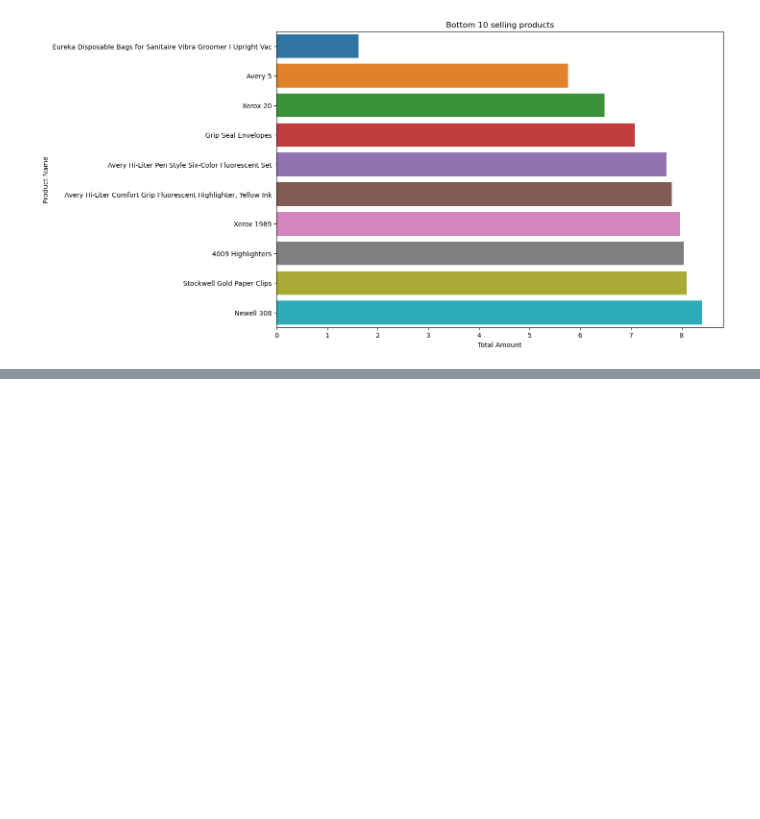
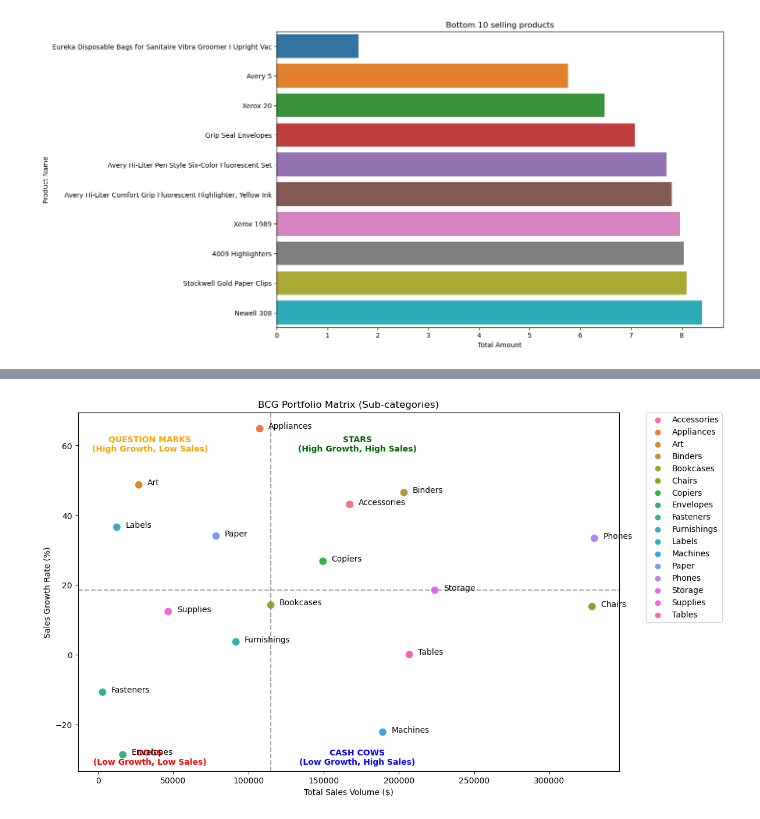
Before and after one commit to fahime10/Retail-Supply-Chain-Analysis, a Jupyter notebook: notebook/retail_supply_chain_analysis.ipynb, the cells around one changed output, grey strips where cells are left out. Cells and saved outputs as stored; diff of their text form; code cells hidden in the pictures; blank space fills up the shorter version.

Commit message:
Implemented BCG matrix analysis

```diff
--- a/notebook/retail_supply_chain_analysis.ipynb
+++ b/notebook/retail_supply_chain_analysis.ipynb
@@ -241,0 +354,39 @@ plt.show()
+# %%
+df['Order Date'] = pd.to_datetime(df['Order Date'])
+df['Year'] = df ['Order Date'].dt.year
+
+sales_by_year = df.groupby(['Sub-Category', 'Year'])['Sales'].sum().unstack()
+
+last_year = sales_by_year.columns[-1]
+prev_year = sales_by_year.columns[-2]
+sales_by_year['Growth_Rate'] = ((sales_by_year[last_year] - sales_by_year[prev_year]) / sales_by_year[prev_year]) * 100
+
+total_sales = df.groupby('Sub-Category')['Sales'].sum().reset_index()
+
+bcg_df = pd.merge(total_sales, sales_by_year['Growth_Rate'], on='Sub-Category')
+
+x_mid = bcg_df['Sales'].median()
+y_mid = bcg_df['Growth_Rate'].median()
+
+plt.figure(figsize=(12, 8))
+sns.scatterplot(data=bcg_df, x='Sales', y='Growth_Rate', hue='Sub-Category', s=100)
+
+plt.axvline(x=x_mid, color='gray', linestyle='--', alpha=0.7)
+plt.axhline(y=y_mid, color='gray', linestyle='--', alpha=0.7)
+
+plt.legend(bbox_to_anchor=(1.05, 1), loc='upper left', borderaxespad=0.)
+
+plt.text(x_mid * 1.5, bcg_df['Growth_Rate'].max() * 0.9, 'STARS\n(High Growth, High Sales)', color='darkgreen', weight='bold', ha='center')
+plt.text(x_mid * 1.5, bcg_df['Growth_Rate'].min() * 1.1, 'CASH COWS\n(Low Growth, High Sales)', color='blue', weight='bold', ha='center')
+plt.text(x_mid * 0.3, bcg_df['Growth_Rate'].max() * 0.9, 'QUESTION MARKS\n(High Growth, Low Sales)', color='orange', weight='bold', ha='center')
+plt.text(x_mid * 0.3, bcg_df['Growth_Rate'].min() * 1.1, 'DOGS\n(Low Growth, Low Sales)', color='red', weight='bold', ha='center')
+
+for i in range(bcg_df.shape[0]):
+    plt.text(bcg_df.Sales[i] + (x_mid * 0.05), bcg_df.Growth_Rate[i], bcg_df['Sub-Category'][i], horizontalalignment='left', size='medium', color='black')
+
+plt.title('BCG Portfolio Matrix (Sub-categories)')
+plt.xlabel('Total Sales Volume ($)')
+plt.ylabel('Sales Growth Rate (%)')
+plt.show()
+# %% [output]
+[figure, added]
```
Also changed, not shown: parts of 12 cells of this notebook.
